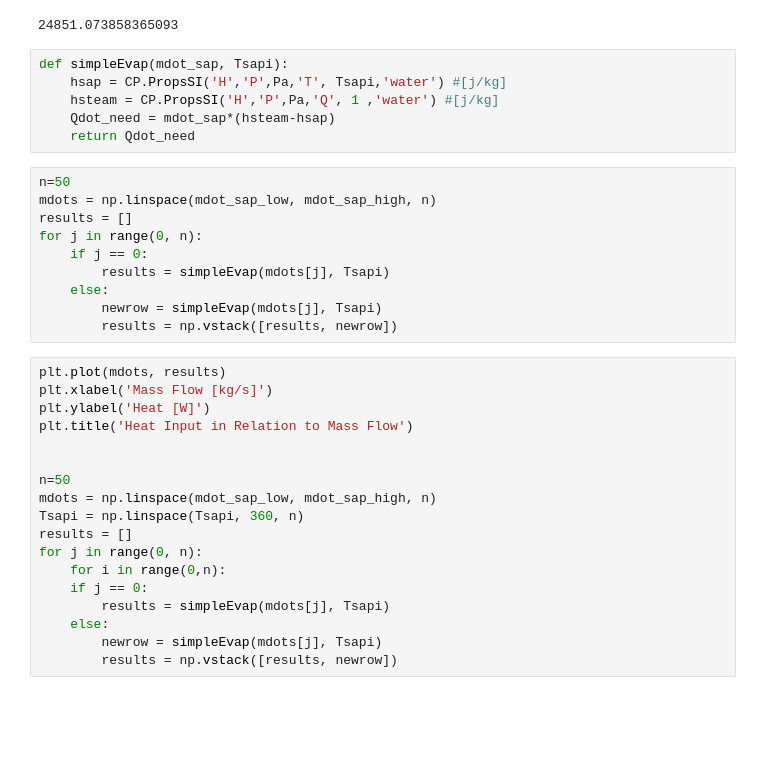
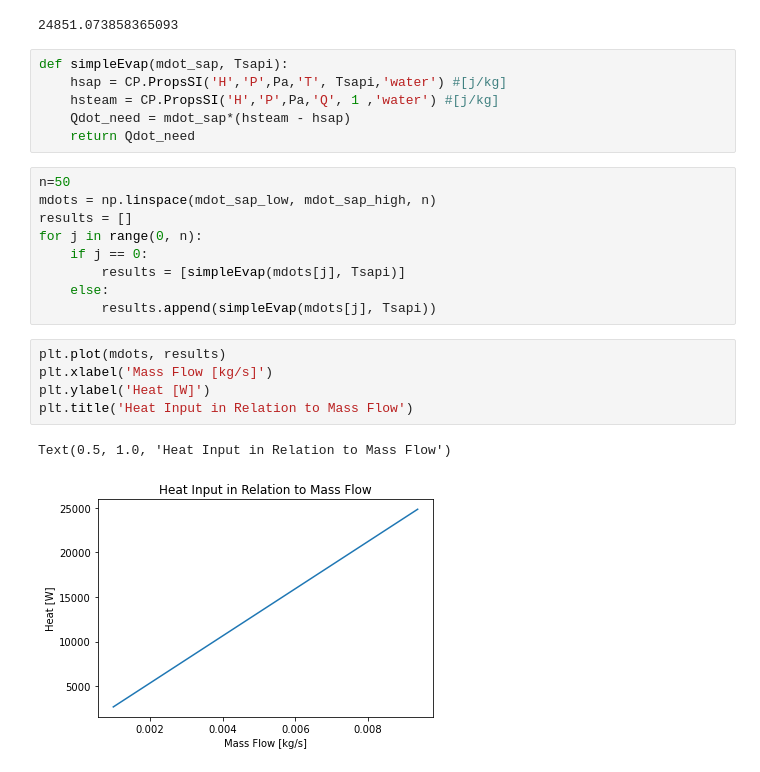
Before and after one commit to Tweir195/MapleSap, a Jupyter notebook: Evaporator2.ipynb, the cells around one changed output. Saved outputs shown, nothing was run; the diff lists cells and outputs as text; blank space fills up the shorter version.

```diff
--- a/Evaporator2.ipynb
+++ b/Evaporator2.ipynb
@@ -27,7 +27,7 @@ print(Qdot_need)
 def simpleEvap(mdot_sap, Tsapi):
     hsap = CP.PropsSI('H','P',Pa,'T', Tsapi,'water') #[j/kg]
     hsteam = CP.PropsSI('H','P',Pa,'Q', 1 ,'water') #[j/kg]
-    Qdot_need = mdot_sap*(hsteam-hsap)
+    Qdot_need = mdot_sap*(hsteam - hsap)
     return Qdot_need
 # %%
 n=50
@@ -35,25 +35,14 @@ mdots = np.linspace(mdot_sap_low, mdot_sap_high, n)
 results = []
 for j in range(0, n):
     if j == 0:
-        results = simpleEvap(mdots[j], Tsapi)
+        results = [simpleEvap(mdots[j], Tsapi)]
     else:
-        newrow = simpleEvap(mdots[j], Tsapi)
-        results = np.vstack([results, newrow])
+        results.append(simpleEvap(mdots[j], Tsapi))
 # %%
 plt.plot(mdots, results)
 plt.xlabel('Mass Flow [kg/s]')
 plt.ylabel('Heat [W]')
 plt.title('Heat Input in Relation to Mass Flow')
-
-
-n=50
-mdots = np.linspace(mdot_sap_low, mdot_sap_high, n)
-Tsapi = np.linspace(Tsapi, 360, n)
-results = []
-for j in range(0, n):
-    for i in range(0,n):
-    if j == 0:
-        results = simpleEvap(mdots[j], Tsapi)
-    else:
-        newrow = simpleEvap(mdots[j], Tsapi)
-        results = np.vstack([results, newrow])
+# %% [output]
+Text(0.5, 1.0, 'Heat Input in Relation to Mass Flow')
+[figure, added]
```
Also changed, not shown: parts of 4 cells of this notebook.
